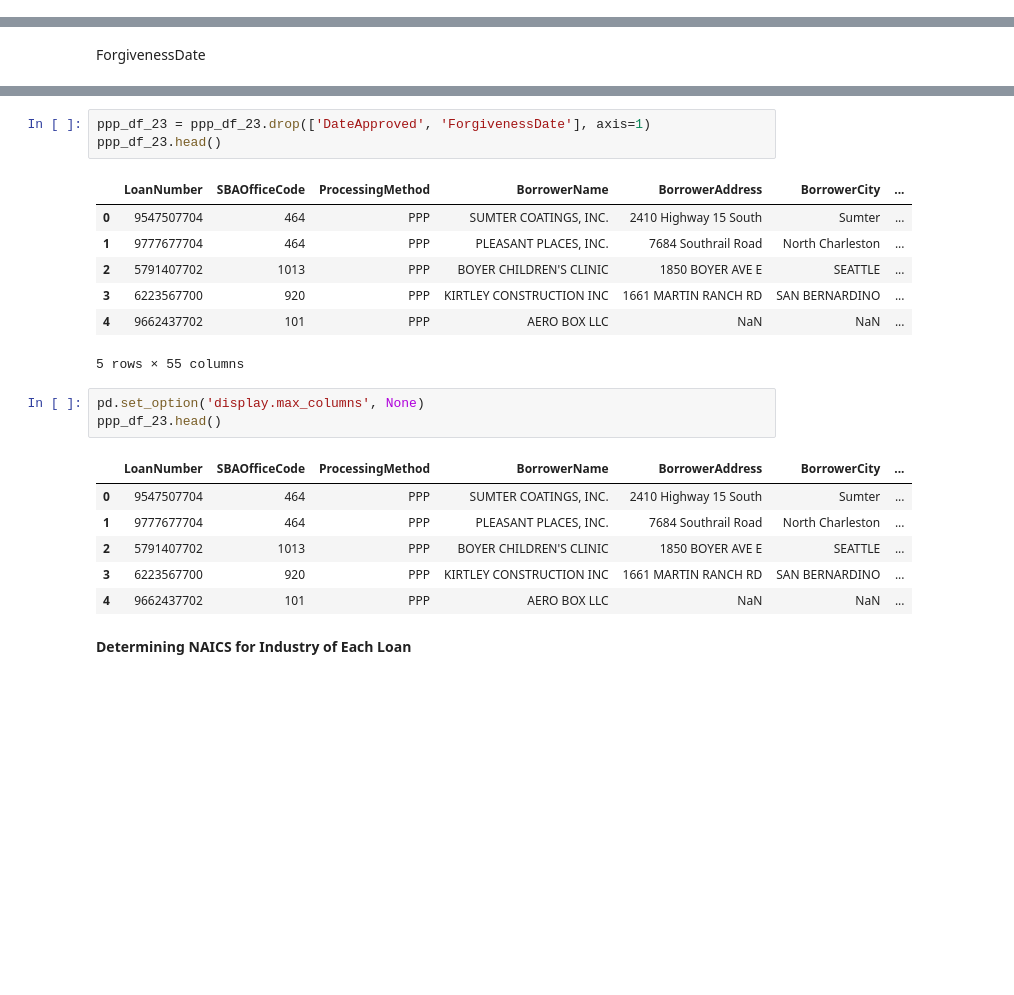
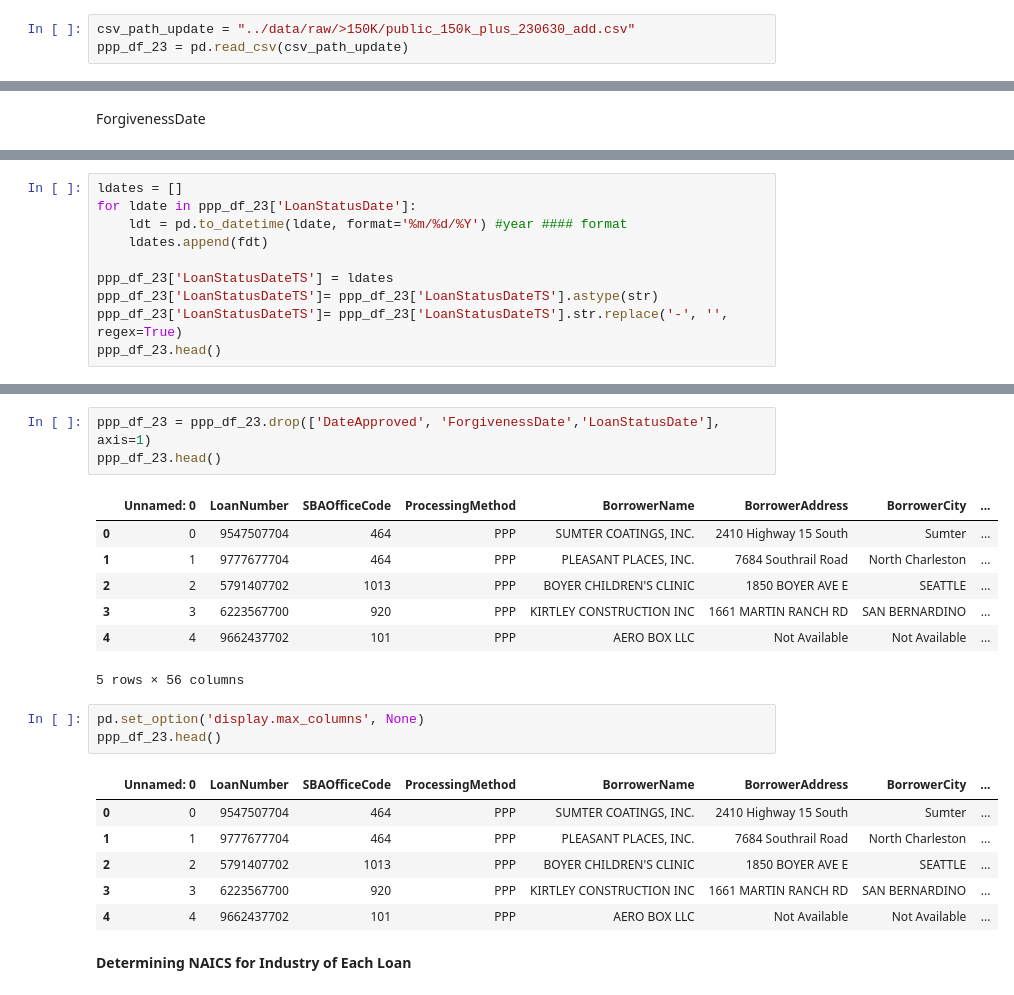
Before and after one commit to cspence001/mapdata_finalization_notebooks, a Jupyter notebook: main_label_pipe_23.ipynb, the cells around one changed output, grey strips where cells are left out. Drawn from its saved outputs; the diff is of its cells as text; blank space fills up the shorter version.

Commit message:
process_checks, compare update 21/23

```diff
--- a/main_label_pipe_23.ipynb
+++ b/main_label_pipe_23.ipynb
@@ -21,3 +152,6 @@ ppp_df_23.head()
+# %%
+csv_path_update = "../data/raw/>150K/public_150k_plus_230630_add.csv"
+ppp_df_23 = pd.read_csv(csv_path_update)
 # %% [markdown]
 2023 - 965552 rows <br>
 2021 - 968557 rows <br>
@@ -217,0 +340,10 @@ ppp_df_23.head()
+# %%
+ldates = []
+for ldate in ppp_df_23['LoanStatusDate']:
+    ldt = pd.to_datetime(ldate, format='%m/%d/%Y') #year #### format
+    ldates.append(fdt)
+
+ppp_df_23['LoanStatusDateTS'] = ldates
+ppp_df_23['LoanStatusDateTS']= ppp_df_23['LoanStatusDateTS'].astype(str)
+ppp_df_23['LoanStatusDateTS']= ppp_df_23['LoanStatusDateTS'].str.replace('-', '', regex=True)
+ppp_df_23.head()
@@ -218,24 +358,24 @@ ppp_df_23.head()
 # %%
-ppp_df_23 = ppp_df_23.drop(['DateApproved', 'ForgivenessDate'], axis=1)
+ppp_df_23 = ppp_df_23.drop(['DateApproved', 'ForgivenessDate','LoanStatusDate'], axis=1)
 ppp_df_23.head()
 # %% [output]
-|  | LoanNumber | SBAOfficeCode | ProcessingMethod | BorrowerName | BorrowerAddress | BorrowerCity | ... |
-| 0 | 9547507704 | 464 | PPP | SUMTER COATINGS, INC. | 2410 Highway 15 South | Sumter | ... |
-| 1 | 9777677704 | 464 | PPP | PLEASANT PLACES, INC. | 7684 Southrail Road | North Charleston | ... |
-| 2 | 5791407702 | 1013 | PPP | BOYER CHILDREN'S CLINIC | 1850 BOYER AVE E | SEATTLE | ... |
-| 3 | 6223567700 | 920 | PPP | KIRTLEY CONSTRUCTION INC | 1661 MARTIN RANCH RD | SAN BERNARDINO | ... |
-| 4 | 9662437702 | 101 | PPP | AERO BOX LLC | NaN | NaN | ... |
+|  | Unnamed: 0 | LoanNumber | SBAOfficeCode | ProcessingMethod | BorrowerName | BorrowerAddress | BorrowerCity | ... |
+| 0 | 0 | 9547507704 | 464 | PPP | SUMTER COATINGS, INC. | 2410 Highway 15 South | Sumter | ... |
+| 1 | 1 | 9777677704 | 464 | PPP | PLEASANT PLACES, INC. | 7684 Southrail Road | North Charleston | ... |
+| 2 | 2 | 5791407702 | 1013 | PPP | BOYER CHILDREN'S CLINIC | 1850 BOYER AVE E | SEATTLE | ... |
+| 3 | 3 | 6223567700 | 920 | PPP | KIRTLEY CONSTRUCTION INC | 1661 MARTIN RANCH RD | SAN BERNARDINO | ... |
+| 4 | 4 | 9662437702 | 101 | PPP | AERO BOX LLC | Not Available | Not Available | ... |
-5 rows × 55 columns
+5 rows × 56 columns
 # %%
 pd.set_option('display.max_columns', None)
 ppp_df_23.head()
 # %% [output]
-|  | LoanNumber | SBAOfficeCode | ProcessingMethod | BorrowerName | BorrowerAddress | BorrowerCity | ... |
-| 0 | 9547507704 | 464 | PPP | SUMTER COATINGS, INC. | 2410 Highway 15 South | Sumter | ... |
-| 1 | 9777677704 | 464 | PPP | PLEASANT PLACES, INC. | 7684 Southrail Road | North Charleston | ... |
-| 2 | 5791407702 | 1013 | PPP | BOYER CHILDREN'S CLINIC | 1850 BOYER AVE E | SEATTLE | ... |
-| 3 | 6223567700 | 920 | PPP | KIRTLEY CONSTRUCTION INC | 1661 MARTIN RANCH RD | SAN BERNARDINO | ... |
-| 4 | 9662437702 | 101 | PPP | AERO BOX LLC | NaN | NaN | ... |
+|  | Unnamed: 0 | LoanNumber | SBAOfficeCode | ProcessingMethod | BorrowerName | BorrowerAddress | BorrowerCity | ... |
+| 0 | 0 | 9547507704 | 464 | PPP | SUMTER COATINGS, INC. | 2410 Highway 15 South | Sumter | ... |
+| 1 | 1 | 9777677704 | 464 | PPP | PLEASANT PLACES, INC. | 7684 Southrail Road | North Charleston | ... |
+| 2 | 2 | 5791407702 | 1013 | PPP | BOYER CHILDREN'S CLINIC | 1850 BOYER AVE E | SEATTLE | ... |
+| 3 | 3 | 6223567700 | 920 | PPP | KIRTLEY CONSTRUCTION INC | 1661 MARTIN RANCH RD | SAN BERNARDINO | ... |
+| 4 | 4 | 9662437702 | 101 | PPP | AERO BOX LLC | Not Available | Not Available | ... |
 # %% [markdown]
 <b>Determining NAICS for Industry of Each Loan
 # %% [markdown]
```
Also changed, not shown: parts of 58 cells of this notebook, 7 other files.
